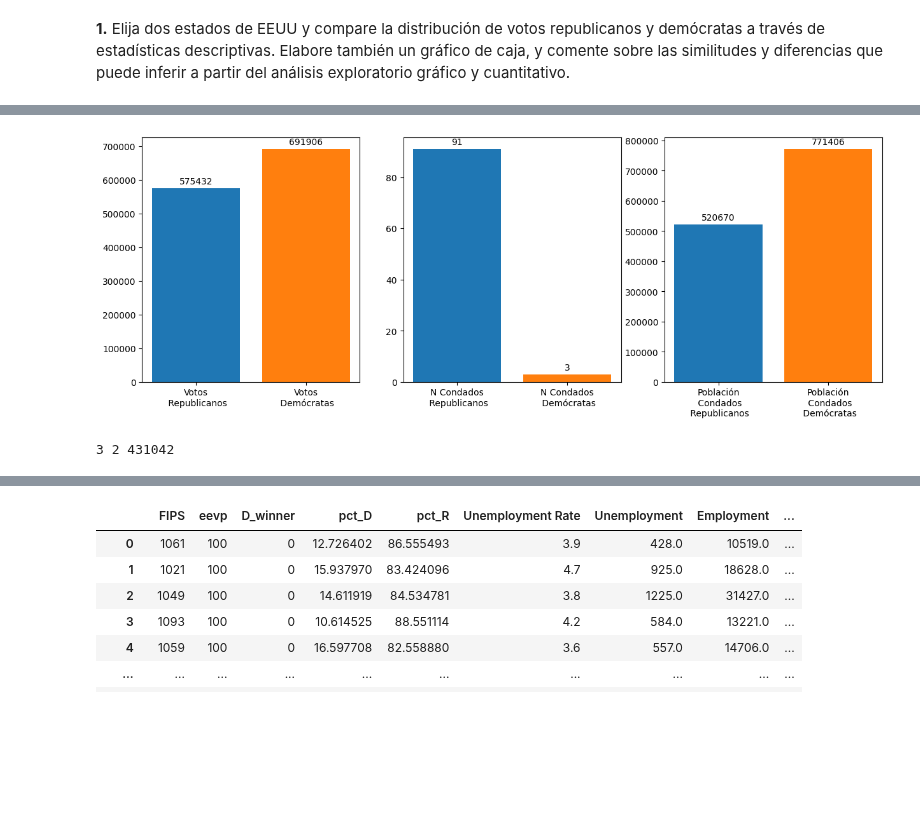
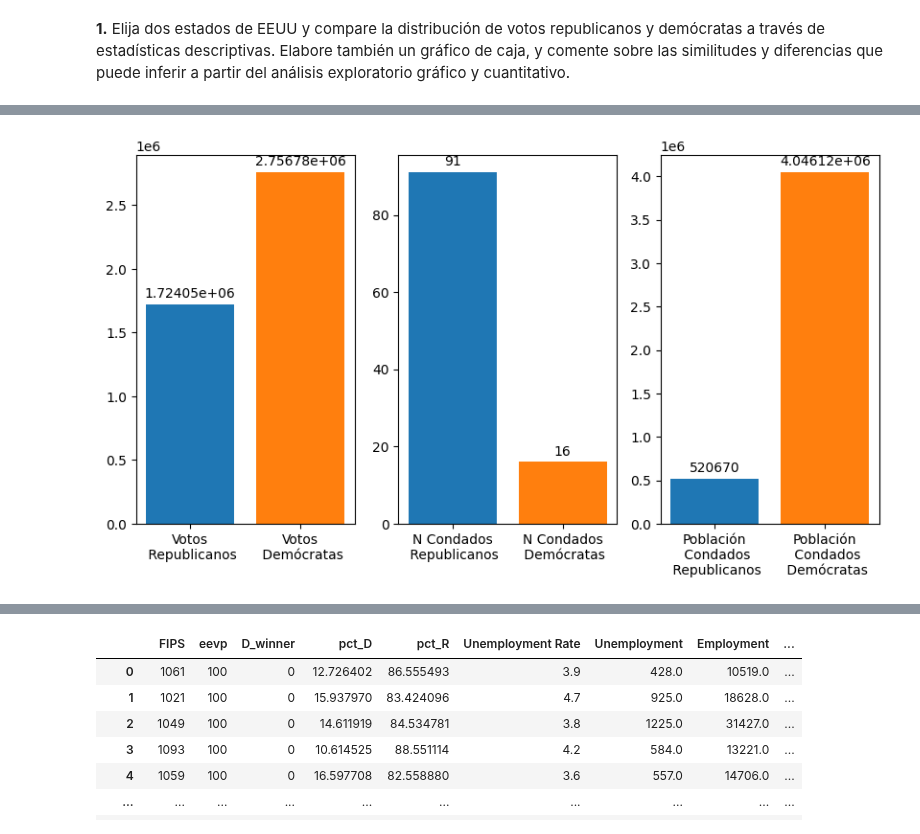
Before and after one commit to mia-uc/data-science, a Jupyter notebook: hws/hw1.ipynb, the cells around one changed output, grey strips where cells are left out. Saved outputs shown, nothing was run; the diff lists cells and outputs as text; code cells hidden in the pictures; blank space fills up the shorter version.

```diff
--- a/hws/hw1.ipynb
+++ b/hws/hw1.ipynb
@@ -78,0 +58,21 @@ plot(x, y, ax2, 'Porcentaje de voto republicano')
+# %%
+"""Análisis de la distribución de los estados entre los partidos y su cantidad de condados"""
+
+fig, ax = plt.subplots(nrows=1, ncols=2,  figsize=(14,4), width_ratios=[1,2])
+
+d_states = group[group['pct_D'] > 50]['pct_D'].sort_values(ascending=False).index
+info = [len(df[df['state'] == s]) for s in d_states]
+d_max = max(info)
+rects = ax[0].bar(d_states, info)
+ax[0].bar_label(rects, padding=1)
+ax[0].set_title('Cantidad de condados por estado demócrata')
+
+r_states = group[group['pct_D'] < 50]['pct_R'].sort_values(ascending=False).index
+info = [len(df[df['state'] == s]) for s in r_states]
+rects = ax[1].bar(r_states, info)
+ax[1].bar_label(rects, padding=1)
+ax[1].set_xticklabels(r_states, rotation=90)
+ax[1].axhline(y=d_max, ls=':',color='red') # marcamos la máxima cantidad de estados demócratas como referencia
+ax[1].set_title('Cantidad de condados por estado republicano')
+
+plt.show()
@@ -78,0 +139,4 @@ plot(x, y, ax2, 'Porcentaje de voto republicano')
+# %%
+states = [d_states[1], state_more_r]
+df_states = df[df['state'].isin(states)]
+states
@@ -79,34 +177,32 @@ plot(x, y, ax2, 'Porcentaje de voto republicano')
 # %%
-fig = plt.figure(figsize=(15,5))
+"""Análisis de la distribución poblacional de los estados seleccionados"""
+
+fig = plt.figure(figsize=(10,5))
 ax1 = fig.add_subplot(131)
 ax2 = fig.add_subplot(132)
 ax3 = fig.add_subplot(133)
 
 bar_colors = ['tab:blue', 'tab:orange']
 
 labels = 'Votos\n Republicanos', 'Votos\n Demócratas'
-sizes = [df_states[V_R].sum(), df_states[V_D].sum()]
+sizes = [df_states['votes_R_2020'].sum(), df_states['votes_D_2020'].sum()]
 
 rects = ax1.bar(labels, sizes, color=bar_colors)
 ax1.bar_label(rects, padding=3)
 
-county_r = df_states[df_states[PCT_R] > 50]
-county_d = df_states[df_states[PCT_D] > 50]
+county_r = df_states[df_states['pct_R'] > 50]
+county_d = df_states[df_states['pct_D'] > 50]
 
 labels = 'N Condados\n Republicanos', 'N Condados\n Demócratas'
 sizes = [len(county_r), len(county_d)]
 
 rects = ax2.bar(labels, sizes, color=bar_colors)
 ax2.bar_label(rects, padding=3)
 
 labels = 'Población\n Condados\n Republicanos', 'Población\n Condados\n Demócratas'
-sizes = [county_r[V_TOTAL].sum(), county_d[V_TOTAL].sum()]
+sizes = [county_r['votes_total_2020'].sum(), county_d['votes_total_2020'].sum()]
 
 rects = ax3.bar(labels, sizes, color=bar_colors)
 _ = ax3.bar_label(rects, padding=3)
 # %% [output]
-[figure, old version]
+[figure, new version]
-# %%
-print(len(county_d), len(county_d[county_d[STATE] == state_more_r]), county_d[county_d[STATE] == state_more_r][V_TOTAL].sum())
-# %% [output]
-3 2 431042
```
Also changed, not shown: parts of 56 cells of this notebook, 4 other files.
